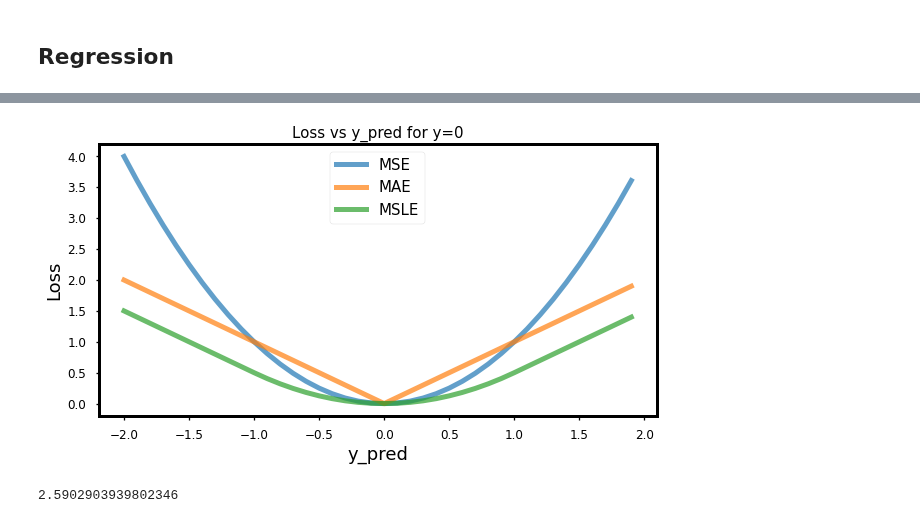
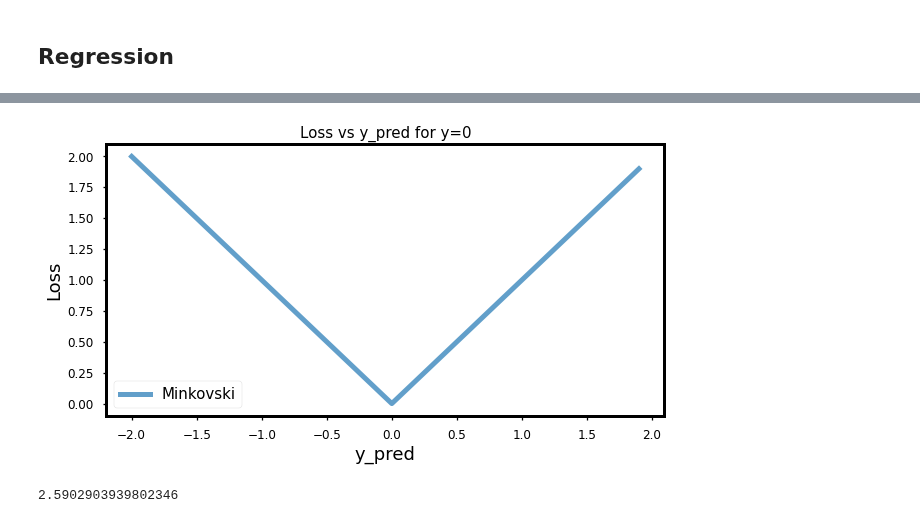
Before and after one commit to sraeisi/MachineLearning_Physics, a Jupyter notebook: 1/MLP_Basics_Loss.ipynb, the cells around one changed output, grey strips where cells are left out. Cells and saved outputs as stored; diff of their text form; code cells hidden in the pictures.

```diff
--- a/1/MLP_Basics_Loss.ipynb
+++ b/1/MLP_Basics_Loss.ipynb
@@ -124,15 +124,22 @@ Here are the label populations:
 # %% [markdown]
 ## Regression
 # %%
+def minkovski(y, y_pred, p = 2):
+  return np.sum(  np.abs(y-y_pred)**p    )**(1/p)
+
 def mse(y, y_pred):
-  return (y-y_pred)**2
+  return np.mean( (y-y_pred)**2 )
 
 def mae(y,y_pred):
-  return np.abs(y-y_pred)
+  return np.mean( np.abs(y-y_pred)  )
 
 def huber(y,y_pred, delta=1):
   d = np.abs(y-y_pred)
-  if  d < delta:
-    return d**2/2
-  else:
-    return delta*d - delta**2/2
+
+  return np.mean(    (d <= delta)*(d**2/2)  +   (d > delta)*(delta*d - delta**2/2 )   )
+
+# The last line is equivalent to this.
+  # if  d < delta:
+  #   return d**2/2
+  # else:
+  #   return delta*d - delta**2/2
@@ -139,28 +170,29 @@ def huber(y,y_pred, delta=1):
 # %%
 '''
 We want to plot different loss functions.
 We take y=0 and change y_pred over a range
 of values and see how the loss changes with
 that.
 '''
 y=0
 y_pred_list = np.arange(-2,2,.1)
 
 loss_dict = {
-    'MSE':mse,
-    'MAE':mae,
-    'MSLE': huber
+    'Minkovski': minkovski,
+    # 'MSE':mse,
+    # 'MAE':mae,
+    # 'MSLE': huber
 }
 
 fig = plt.figure(figsize=(10,5))
 ax = fig.add_subplot(1, 1, 1 , xlabel = 'y_pred', ylabel='Loss', title = 'Loss vs y_pred for y=0')
 for loss in list(loss_dict.keys()):
   ax.plot(y_pred_list, [loss_dict[loss](y, yp) for yp in y_pred_list], label=loss, alpha=.7)
 
 plt.legend(loc=0)
 plt.show()
 # %% [output]
-[figure, old version]
+[figure, new version]
 # %%
 from sklearn.metrics import mean_absolute_error, mean_squared_error, mean_squared_log_error, max_error
 
```
Also changed, not shown: parts of 2 cells of this notebook.
